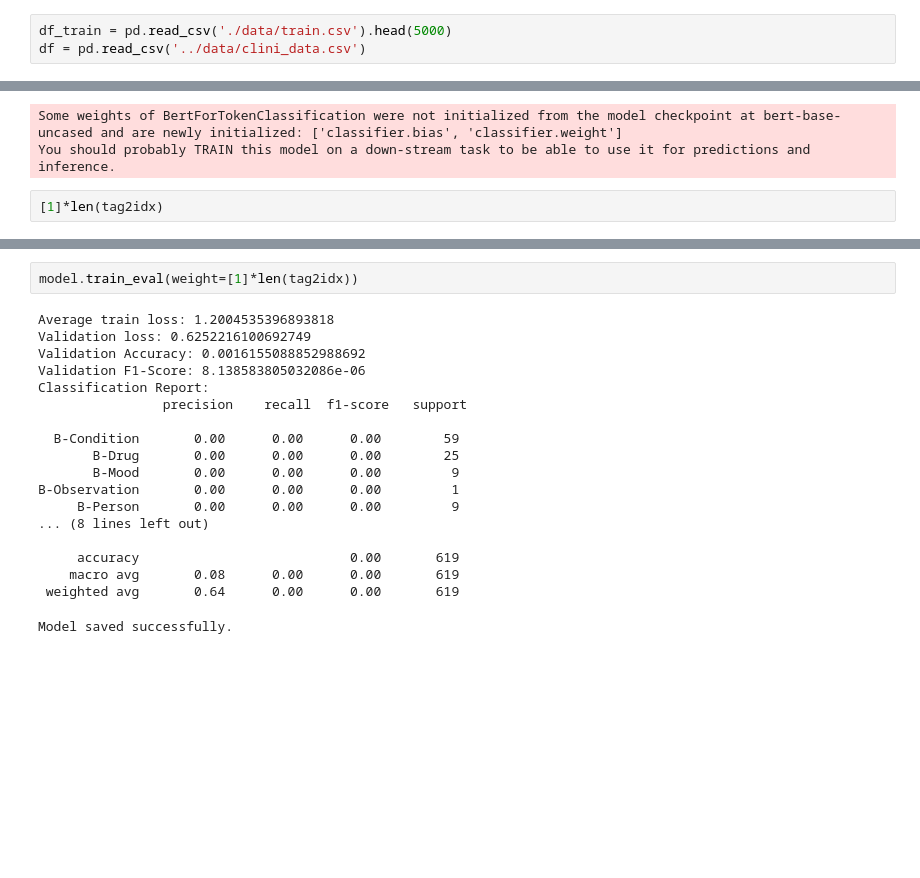
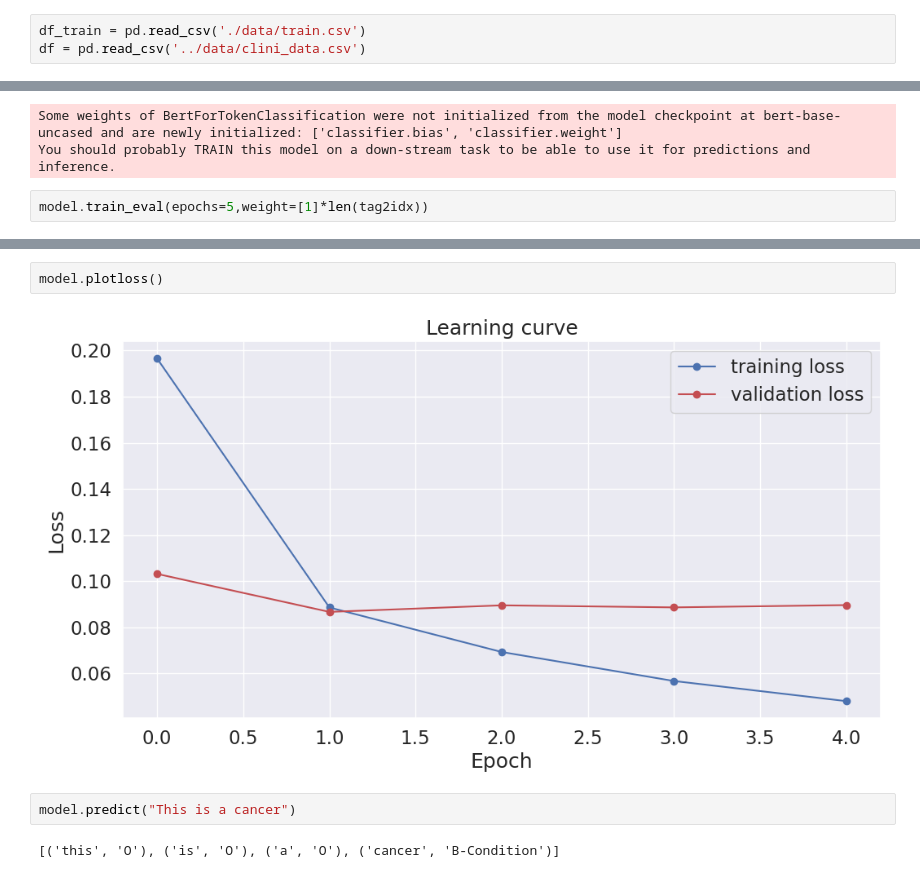
Before and after one commit to QMoayedpour/ProjetPython, a Jupyter notebook: Modelisation/train_ner_model.ipynb, the cells around one changed output, grey strips where cells are left out. Saved outputs shown, nothing was run; the diff lists cells and outputs as text; blank space fills up the shorter version.

Commit message:
NER model

```diff
--- a/Modelisation/train_ner_model.ipynb
+++ b/Modelisation/train_ner_model.ipynb
@@ -315,5 +39,5 @@ model.tag_values
 # %%
-df_train = pd.read_csv('./data/train.csv').head(5000)
+df_train = pd.read_csv('./data/train.csv')
 df = pd.read_csv('../data/clini_data.csv')
 # %%
 getter = SentenceGetter(df_train)
@@ -373,5 +97,5 @@ model.preprocess()
 Some weights of BertForTokenClassification were not initialized from the model checkpoint at bert-base-uncased and are newly initialized: ['classifier.bias', 'classifier.weight']
 You should probably TRAIN this model on a down-stream task to be able to use it for predictions and inference.
 # %%
-[1]*len(tag2idx)
+model.train_eval(epochs=5,weight=[1]*len(tag2idx))
 # %% [output]
@@ -379,21 +207,8 @@ You should probably TRAIN this model on a down-stream task to be able to use it
-# %%
-model.train_eval(weight=[1]*len(tag2idx))
-# %% [output]
-Average train loss: 1.2004535396893818
-Validation loss: 0.6252216100692749
-Validation Accuracy: 0.0016155088852988692
-Validation F1-Score: 8.138583805032086e-06
-Classification Report:
-                precision    recall  f1-score   support
-
-  B-Condition       0.00      0.00      0.00        59
-       B-Drug       0.00      0.00      0.00        25
-       B-Mood       0.00      0.00      0.00         9
-B-Observation       0.00      0.00      0.00         1
-     B-Person       0.00      0.00      0.00         9
-... (8 lines left out)
-
-     accuracy                           0.00       619
-    macro avg       0.08      0.00      0.00       619
- weighted avg       0.64      0.00      0.00       619
-Model saved successfully.
+# %%
+model.plotloss()
+# %% [output]
+[figure, added]
+# %%
+model.predict("This is a cancer")
+# %% [output]
+[('this', 'O'), ('is', 'O'), ('a', 'O'), ('cancer', 'B-Condition')]
```
Also changed, not shown: parts of 4 cells of this notebook.
